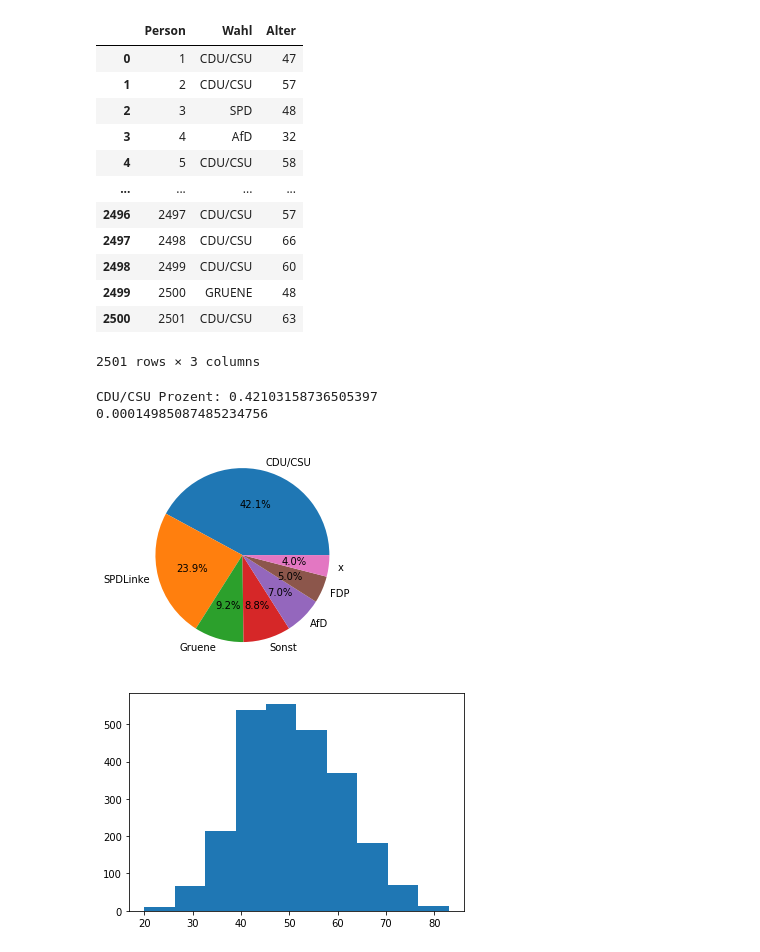
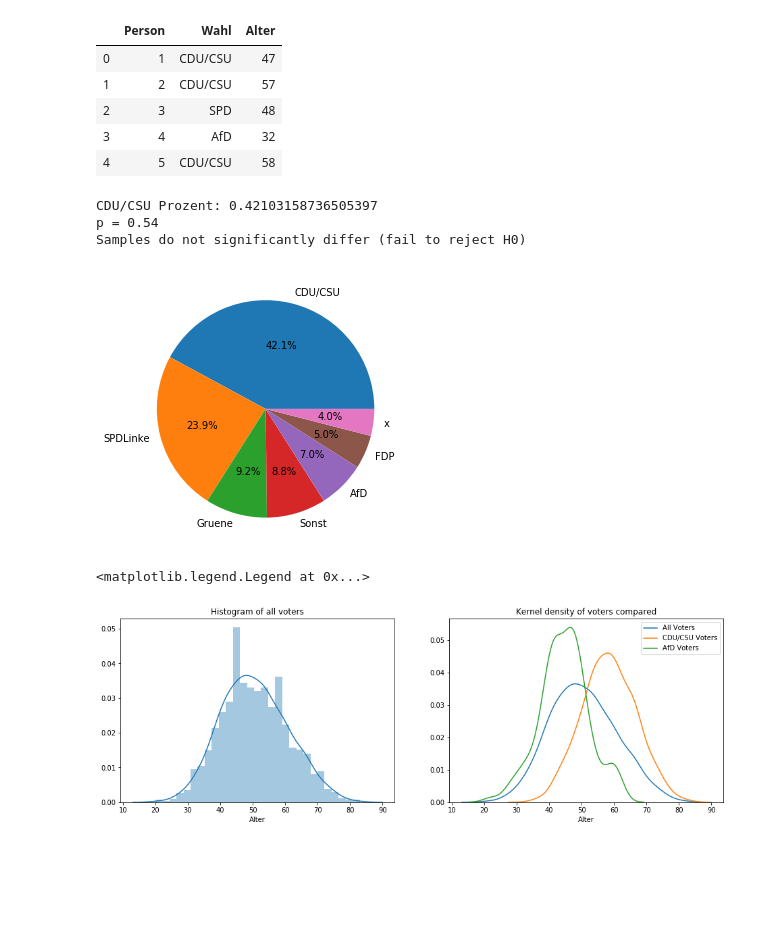
Before and after one commit to darkD3mon/climate-change-htw-2019, a Jupyter notebook: R_Tasks.ipynb, the cells around one changed output. Cells and saved outputs as stored; diff of their text form; code cells hidden in the pictures; blank space fills up the shorter version.

```diff
--- a/R_Tasks.ipynb
+++ b/R_Tasks.ipynb
@@ -16,7 +17,7 @@ Sie hätten ebenfalls das Alter der Befragten zur Verfügung.
     (c) Unterteilen Sie die Befragten in zwei Kategorien: CDU/CSU Wähler und restliche Wähler. Überprüfen Sie, ob sich das Alter der befragten Personen signifikant unterscheidet! Wa ̈hlen Sie einen geeignet test in R und interpretieren Sie das Ergebnis
 # %%
 Sonntagsfrage = pd.read_csv("./data/Sonntagsfrage.csv")
-Sonntagsfrage
+Sonntagsfrage.head(5)
 # %% [output]
 |  | Person | Wahl | Alter |
 | 0 | 1 | CDU/CSU | 47 |
@@ -24,49 +25,54 @@ Sonntagsfrage
 | 2 | 3 | SPD | 48 |
 | 3 | 4 | AfD | 32 |
 | 4 | 5 | CDU/CSU | 58 |
-| ... | ... | ... | ... |
-| 2496 | 2497 | CDU/CSU | 57 |
-| 2497 | 2498 | CDU/CSU | 66 |
-| 2498 | 2499 | CDU/CSU | 60 |
-| 2499 | 2500 | GRUENE | 48 |
-| 2500 | 2501 | CDU/CSU | 63 |
-2501 rows × 3 columns
-# %%
-# a) Significancetest
-#Interprete result
-#p <= alpha: reject H0, not siginificant.
-#p > alpha: fail to reject H0, significant.
-# alpha = 0.05
-countObject = Counter(Sonntagsfrage["Wahl"])
-percentageCDUCSU = countObject['CDU/CSU'] / Sonntagsfrage["Wahl"].size
-print("CDU/CSU Prozent: " + str(percentageCDUCSU))
-
-# Chi Squared
-# Not actually chi-square: (.0417-.031)^2/0.031 + (.9583-.969)^2/0.969 = 0.00381
-chisquaredResult = (percentageCDUCSU-0.415)**2/0.415 + ((1 - percentageCDUCSU) - (1 - 0.415))**2/(1-0.415)
-print(chisquaredResult)
-
-# As 0.000149.. is lower than 0.05, we can assume that the 41.5% are resonable.
-
-# Source
-# https://stats.stackexchange.com/questions/104323/chi-square-analysis-percentages
-# %% [output]
-CDU/CSU Prozent: 0.42103158736505397
-0.00014985087485234756
+# %%
+# 5a) Significancetest
+#Interprete result
+#H0: The result of the two votes do not differ significantly
+#p <= alpha: reject H0, not siginificant.
+#p > alpha: fail to reject H0, significant.
+# alpha = 0.05
+countObject = Counter(Sonntagsfrage["Wahl"])
+percentageCDUCSU = countObject['CDU/CSU'] / Sonntagsfrage["Wahl"].size
+print("CDU/CSU Prozent: " + str(percentageCDUCSU))
+
+p = stats.binom_test(countObject['CDU/CSU'], Sonntagsfrage["Wahl"].size, p=0.415)
+
+print('p = {}'.format(round(p, 2)))
+alpha = 0.05
+if p > alpha:
+    print('Samples do not significantly differ (fail to reject H0)')
+else:
+    print('Samples do significantly differ (reject H0)')
+
+# The voting results do not significantly differ
+# %% [output]
+CDU/CSU Prozent: 0.42103158736505397
+p = 0.54
+Samples do not significantly differ (fail to reject H0)
 # %%
-# b)
+# 5b)
 # Data to plot
 labels = ['CDU/CSU', 'SPD' 'Linke', 'Gruene', 'Sonst', 'AfD', 'FDP', 'x']
-sizes = [countObject['CDU/CSU'], countObject['SPD'], countObject['LINKE'], countObject['GRUENE'], countObject['Sonst'], countObject['AfD'], countObject['FDP']]
+sizes = [countObject['CDU/CSU'], countObject['SPD'], countObject['LINKE'],
+         countObject['GRUENE'], countObject['Sonst'], countObject['AfD'], countObject['FDP']]
 
 # Plot tv-like distribution of parties
+fig, axs = plt.subplots(figsize=(8,5))
 plt.pie(sizes, labels=labels,autopct='%1.1f%%', labeldistance=1.1)
 plt.show()
 
 # Histogram age
-plt.hist(Sonntagsfrage['Alter'])
-plt.show()
+fig, (axs1, axs2) = plt.subplots(1, 2, figsize = (16, 5))
+sns.distplot(Sonntagsfrage['Alter'], label = 'All Voters', hist = False, ax = axs2).set_title(
+    'Kernel density of voters compared')
+sns.distplot(Sonntagsfrage[Sonntagsfrage['Wahl'] == 'CDU/CSU']['Alter'], label = 'CDU/CSU Voters',
+             hist = False, ax = axs2)
+sns.distplot(Sonntagsfrage[Sonntagsfrage['Wahl'] == 'AfD']['Alter'], label = 'AfD Voters', hist = False, ax = axs2)
+sns.distplot(Sonntagsfrage['Alter'], label = 'All Voters', ax = axs1).set_title('Histogram of all voters')
+plt.legend()
 # %% [output]
-[figure, old version]
+[figure, new version]
+<matplotlib.legend.Legend at 0x...>
-[figure, old version]
+[figure, new version]
 # %%
```
Also changed, not shown: parts of 8 cells of this notebook, 2 other files.
